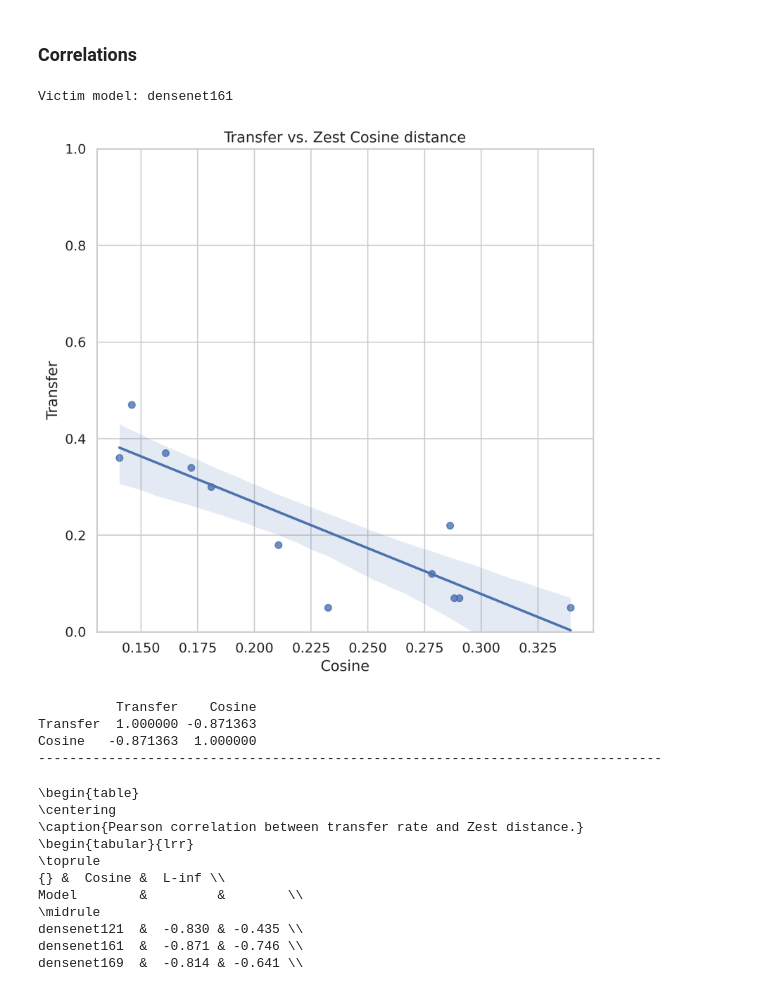
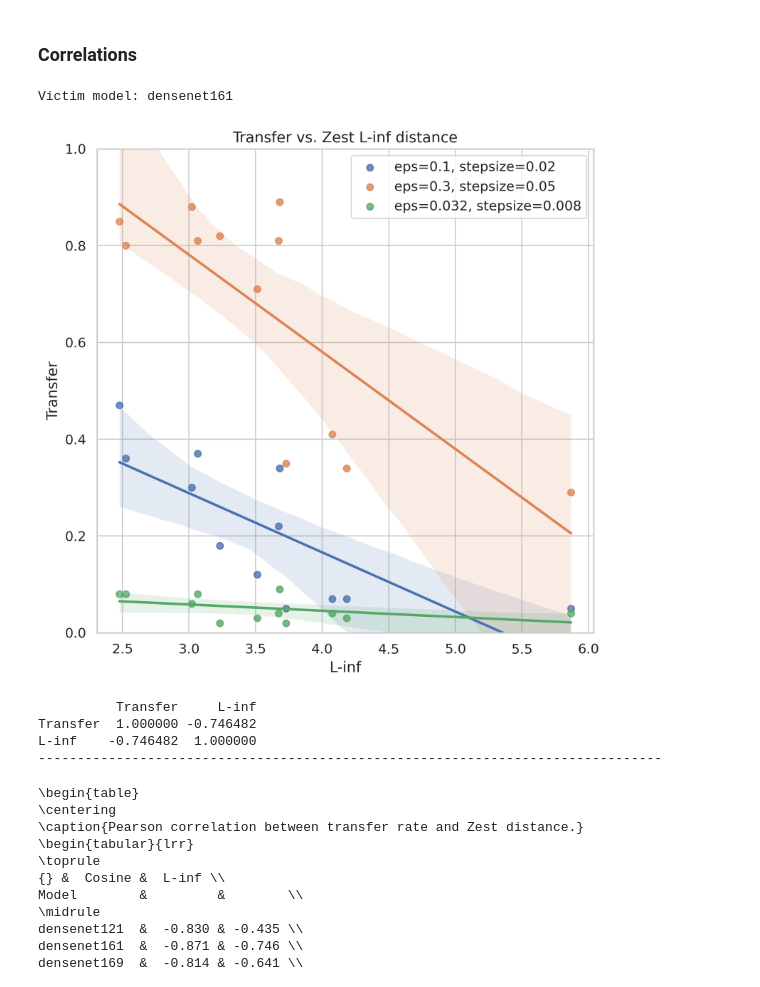
Before and after one commit to ClonedOne/bad_lemon, a Jupyter notebook: notebooks/analysis_all_transfer.ipynb, the cells around one changed output. Saved outputs shown, nothing was run; the diff lists cells and outputs as text; code cells hidden in the pictures.

```diff
--- a/notebooks/analysis_all_transfer.ipynb
+++ b/notebooks/analysis_all_transfer.ipynb
@@ -43,8 +43,8 @@ all_proxies = [
 ]
 all_proxies = sorted(all_proxies)
 
-metric = 'Cosine'
-# metric = 'L-inf'
+# metric = 'Cosine'
+metric = 'L-inf'
 metrics = ['Cosine', 'L-inf']
 # %% [markdown]
 ## Zest distances
@@ -139,40 +139,42 @@ for victim_model, cur_res in transfer_res.items():
     res_df0032 = pd.DataFrame.from_dict(cur_res_eps0032).drop(columns=['preds']).rename(columns={'successes': 'Transfer'})
 
     dist = distance_dfs[N].filter(like=metric, axis=0).reset_index(level=0, drop=True).loc[victim_model].drop(labels=[victim_model])
 
     res = res_df.drop(labels=[victim_model])
     res03 = res_df03.drop(labels=[victim_model])
     res0032 = res_df0032.drop(labels=[victim_model])
 
     res[metric] = dist
     res03[metric] = dist
     res0032[metric] = dist
 
     sns.set_style('whitegrid')
     sns.set(font_scale=1.1)
     plt.figure(figsize=(8, 8), dpi=300)
 
     # Show regression plot
     sns.set_style('whitegrid')
     plt.ylim(0, 1)
 
-    s = sns.regplot(data=res, y='Transfer', x=metric, truncate=True)
-    sns.regplot(data=res03, y='Transfer', x=metric, truncate=True, ax=s)
-    sns.regplot(data=res0032, y='Transfer', x=metric, truncate=True, ax=s)
+    s = sns.regplot(data=res, y='Transfer', x=metric, truncate=True, label='eps=0.1, stepsize=0.02')
+    sns.regplot(data=res03, y='Transfer', x=metric, truncate=True, ax=s, label='eps=0.3, stepsize=0.05')
+    sns.regplot(data=res0032, y='Transfer', x=metric, truncate=True, ax=s, label='eps=0.032, stepsize=0.008')
+    plt.legend()
+
 
     s.set(title='Transfer vs. Zest {} distance'.format(metric))
     plt.show()
 
     # Show correlation
     print(res.corr())
     corrs[victim_model] = res.corr().to_numpy()[0][1]
     print('-'*80)
 # %% [output]
 Victim model: densenet161
-[figure, old version]
+[figure, new version]
-          Transfer    Cosine
-Transfer  1.000000 -0.871363
-Cosine   -0.871363  1.000000
+          Transfer     L-inf
+Transfer  1.000000 -0.746482
+L-inf    -0.746482  1.000000
 --------------------------------------------------------------------------------
 # %%
 corrs = {}
```
Also changed, not shown: 1 other file.
